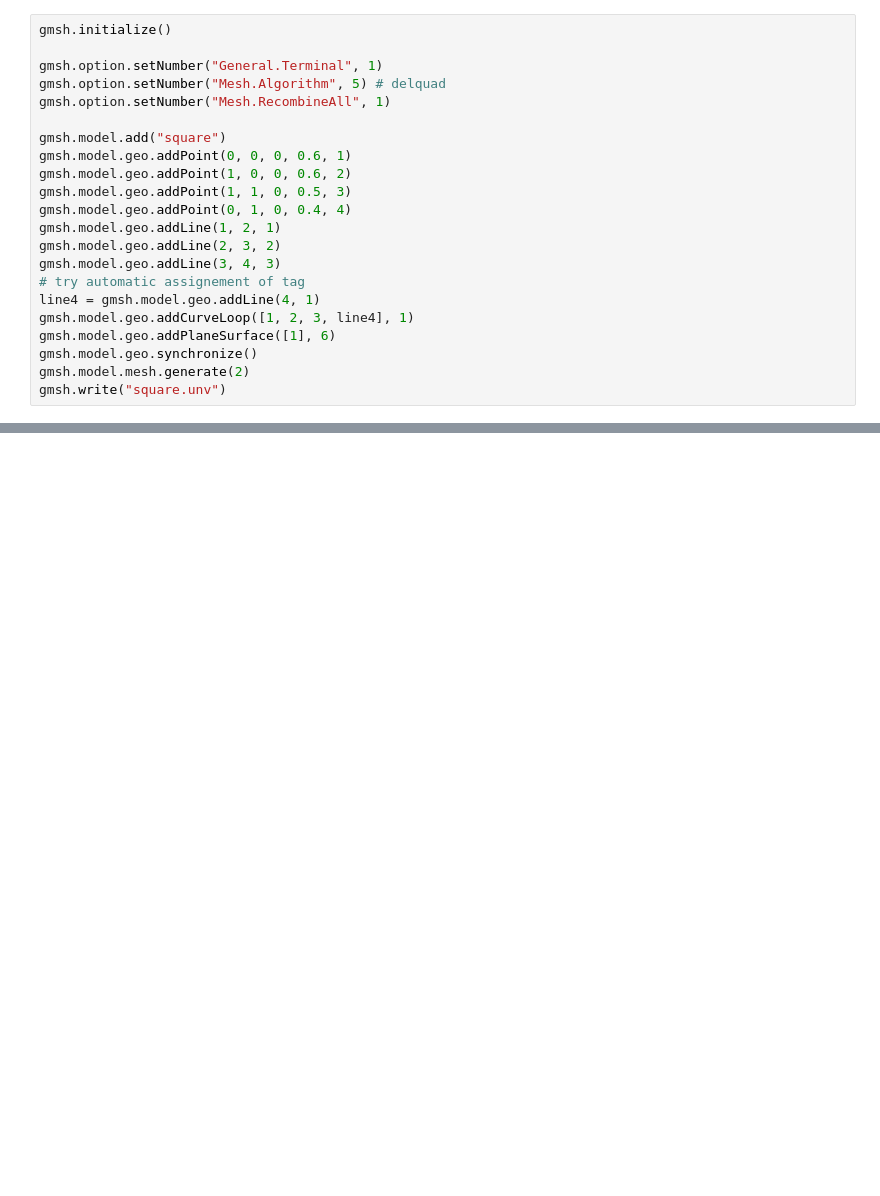
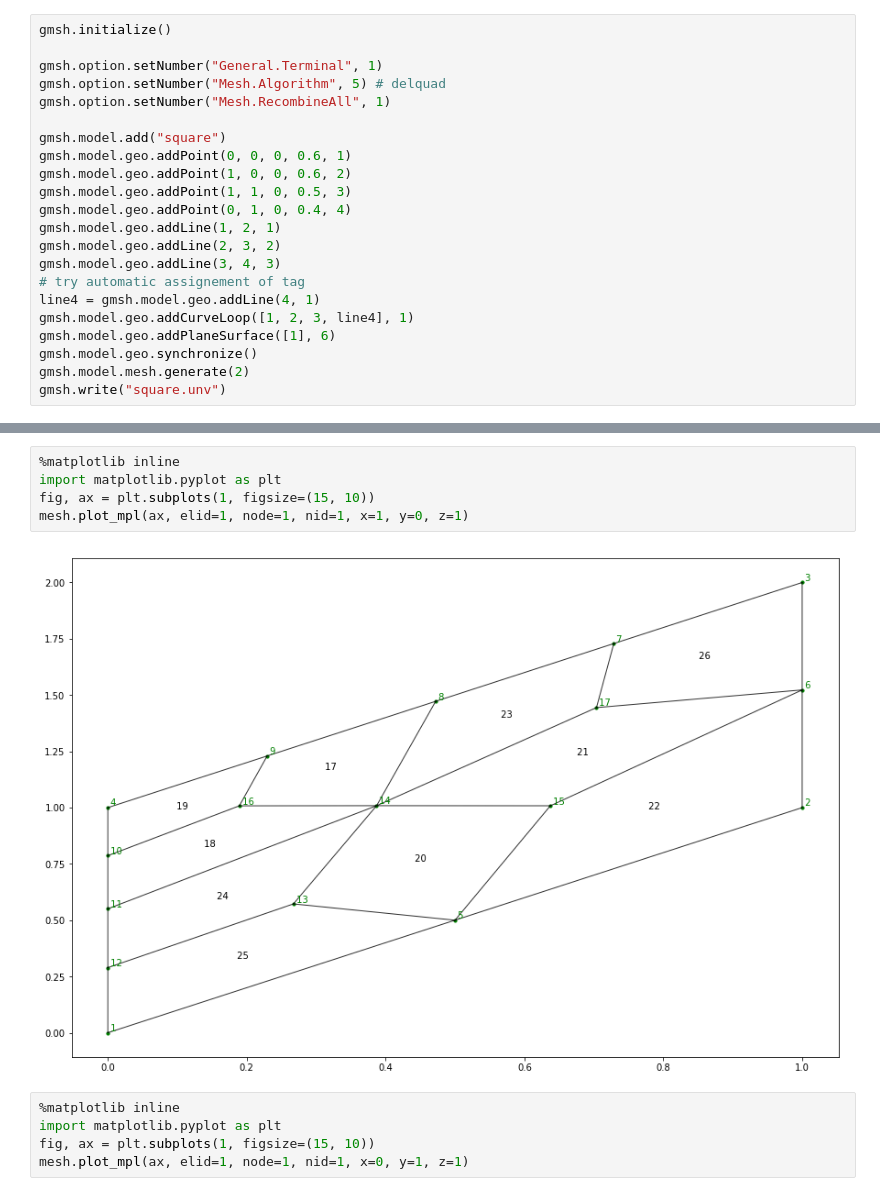
Before and after one commit to lepy/gmsh_api, a Jupyter notebook: ipynb/gmsh_api.ipynb, the cells around one changed output, grey strips where cells are left out. Cells and saved outputs as stored; diff of their text form; blank space fills up the shorter version.

```diff
--- a/ipynb/gmsh_api.ipynb
+++ b/ipynb/gmsh_api.ipynb
@@ -83,0 +104,12 @@ mesh.elements
+# %%
+%matplotlib inline
+import matplotlib.pyplot as plt
+fig, ax = plt.subplots(1, figsize=(15, 10))
+mesh.plot_mpl(ax, elid=1, node=1, nid=1, x=1, y=0, z=1)
+# %% [output]
+[figure, added]
+# %%
+%matplotlib inline
+import matplotlib.pyplot as plt
+fig, ax = plt.subplots(1, figsize=(15, 10))
+mesh.plot_mpl(ax, elid=1, node=1, nid=1, x=0, y=1, z=1)
```
Also changed, not shown: parts of 12 cells of this notebook, 2 other files.
